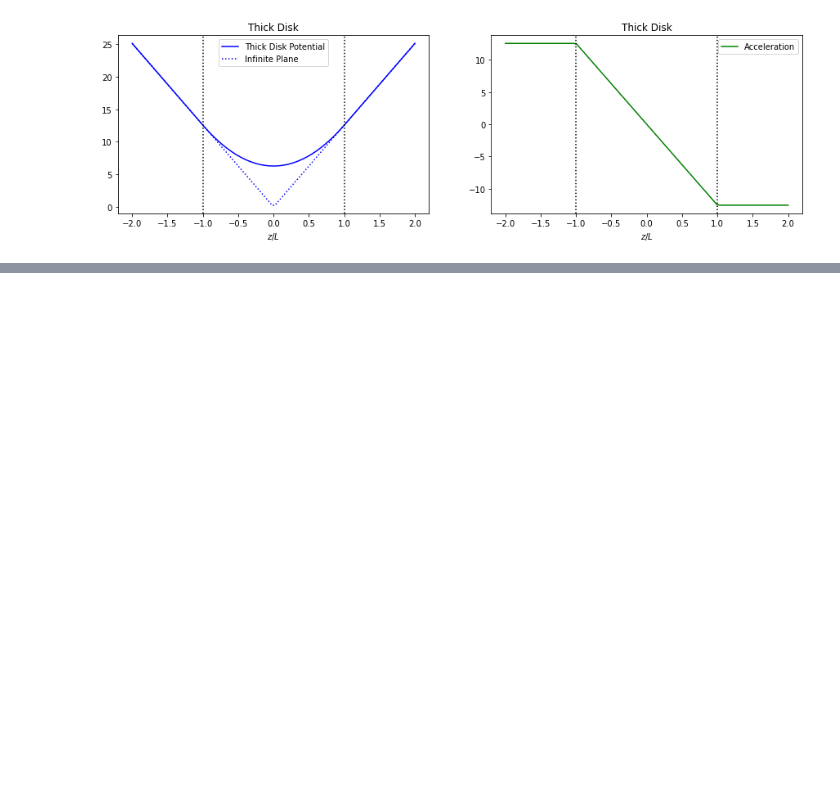
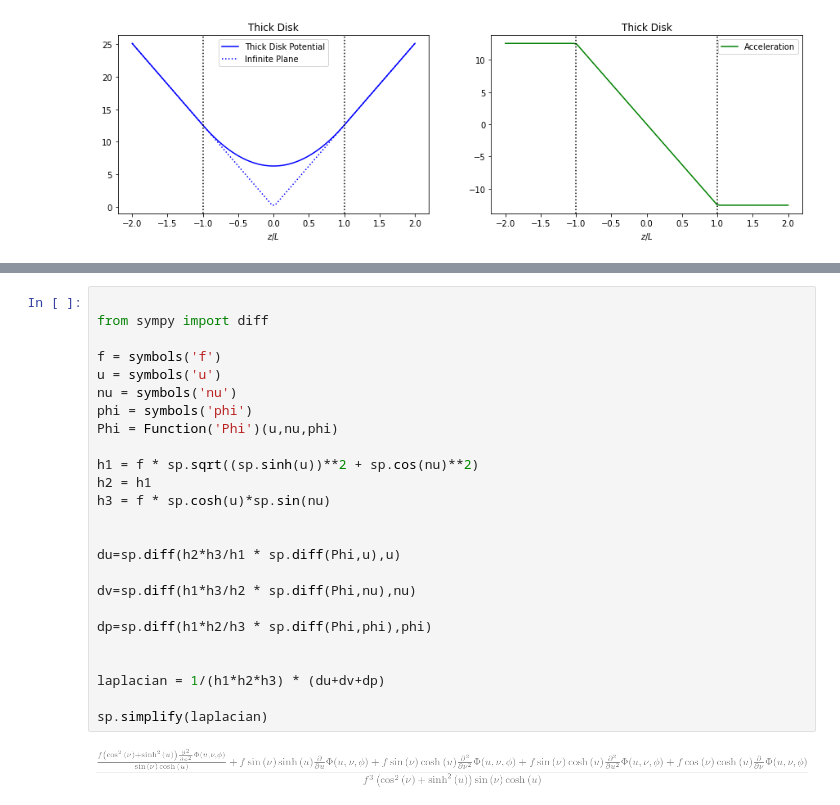
Before and after one commit to wlyra/Astro506, a Jupyter notebook: GalacticDynamicsMasterNB.ipynb, the cells around one changed output, grey strips where cells are left out. Cells and saved outputs as stored; diff of their text form; blank space fills up the shorter version.

```diff
--- a/GalacticDynamicsMasterNB.ipynb
+++ b/GalacticDynamicsMasterNB.ipynb
@@ -717,0 +827,27 @@ for i, ax in enumerate(fig.axes):
+# %%
+
+from sympy import diff
+
+f = symbols('f')
+u = symbols('u')
+nu = symbols('nu')
+phi = symbols('phi')
+Phi = Function('Phi')(u,nu,phi)
+
+h1 = f * sp.sqrt((sp.sinh(u))**2 + sp.cos(nu)**2)
+h2 = h1
+h3 = f * sp.cosh(u)*sp.sin(nu)
+
+
+du=sp.diff(h2*h3/h1 * sp.diff(Phi,u),u)
+
+dv=sp.diff(h1*h3/h2 * sp.diff(Phi,nu),nu)
+
+dp=sp.diff(h1*h2/h3 * sp.diff(Phi,phi),phi)
+
+
+laplacian = 1/(h1*h2*h3) * (du+dv+dp)
+
+sp.simplify(laplacian)
+# %% [output]
+[figure, added]
```
Also changed, not shown: parts of 10 cells of this notebook.
